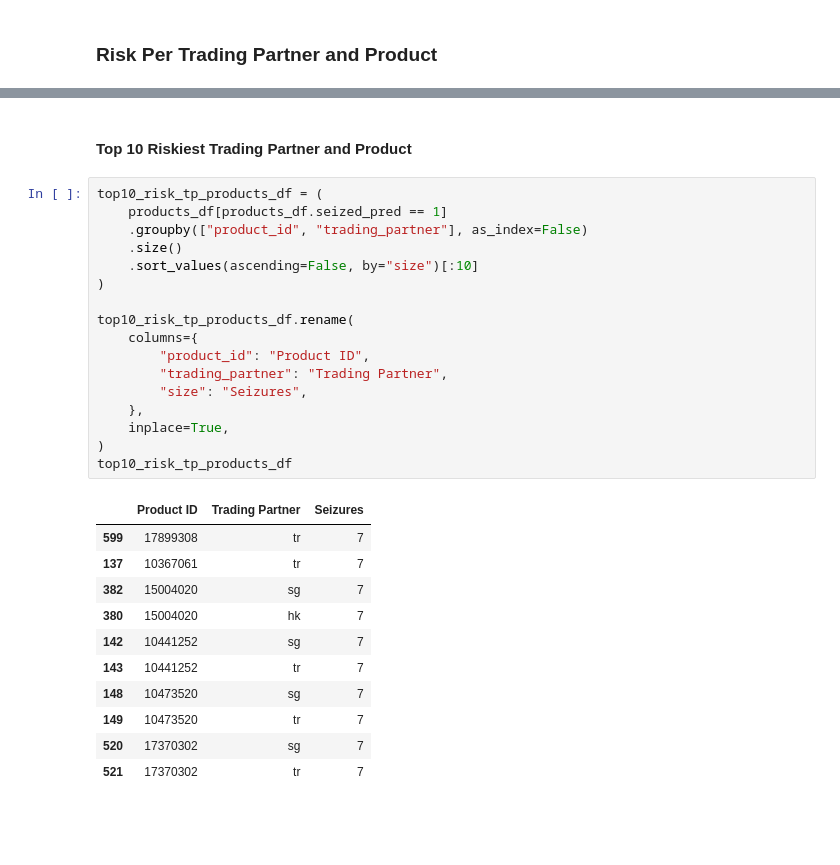
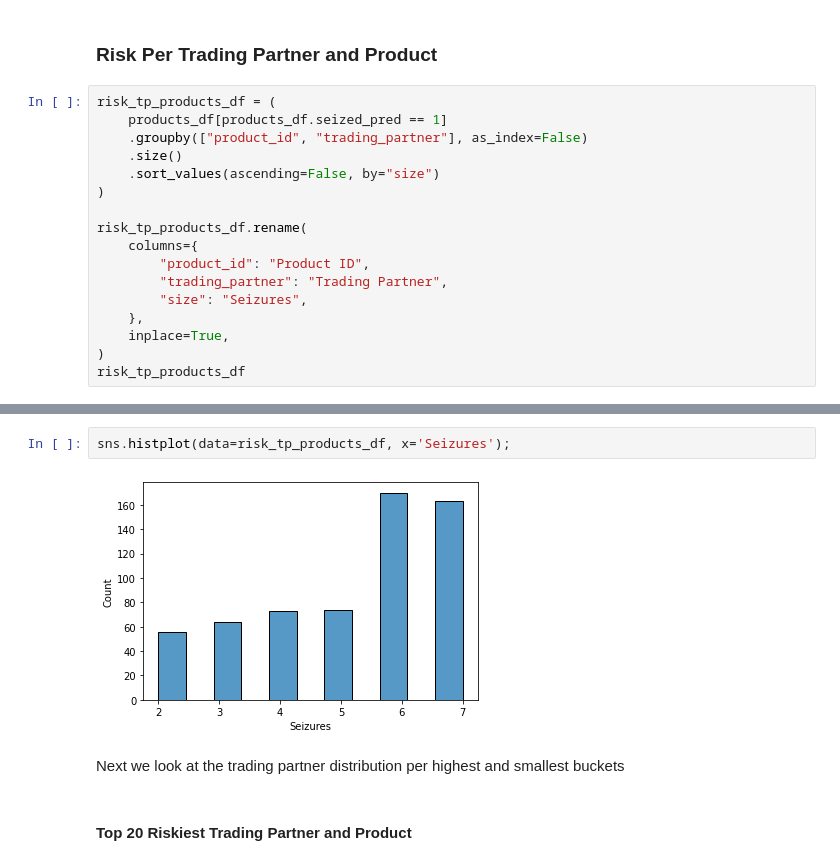
Before and after one commit to triztian/CBPRiskSeizure, a Jupyter notebook: risk_assessment_report.ipynb, the cells around one changed output, grey strips where cells are left out. Saved outputs shown, nothing was run; the diff lists cells and outputs as text; blank space fills up the shorter version.

```diff
--- a/risk_assessment_report.ipynb
+++ b/risk_assessment_report.ipynb
@@ -166,3 +247,20 @@ sns.barplot(
 [figure]
 # %% [markdown]
 ### Risk Per Trading Partner and Product
+# %%
+risk_tp_products_df = (
+    products_df[products_df.seized_pred == 1]
+    .groupby(["product_id", "trading_partner"], as_index=False)
+    .size()
+    .sort_values(ascending=False, by="size")
+)
+
+risk_tp_products_df.rename(
+    columns={
+        "product_id": "Product ID",
+        "trading_partner": "Trading Partner",
+        "size": "Seizures",
+    },
+    inplace=True,
+)
+risk_tp_products_df
@@ -169,31 +281,8 @@ sns.barplot(
+# %%
+sns.histplot(data=risk_tp_products_df, x='Seizures');
+# %% [output]
+[figure, added]
+# %% [markdown]
+Next we look at the trading partner distribution per highest and smallest buckets
 # %% [markdown]
-#### Top 10 Riskiest Trading Partner and Product
+#### Top 20 Riskiest Trading Partner and Product
-# %%
-top10_risk_tp_products_df = (
-    products_df[products_df.seized_pred == 1]
-    .groupby(["product_id", "trading_partner"], as_index=False)
-    .size()
-    .sort_values(ascending=False, by="size")[:10]
-)
-
-top10_risk_tp_products_df.rename(
-    columns={
-        "product_id": "Product ID",
-        "trading_partner": "Trading Partner",
-        "size": "Seizures",
-    },
-    inplace=True,
-)
-top10_risk_tp_products_df
-# %% [output]
-|  | Product ID | Trading Partner | Seizures |
-| 599 | 17899308 | tr | 7 |
-| 137 | 10367061 | tr | 7 |
-| 382 | 15004020 | sg | 7 |
-| 380 | 15004020 | hk | 7 |
-| 142 | 10441252 | sg | 7 |
-| 143 | 10441252 | tr | 7 |
-| 148 | 10473520 | sg | 7 |
-| 149 | 10473520 | tr | 7 |
-| 520 | 17370302 | sg | 7 |
-| 521 | 17370302 | tr | 7 |
```
Also changed, not shown: parts of 24 cells of this notebook, 5 other files.
